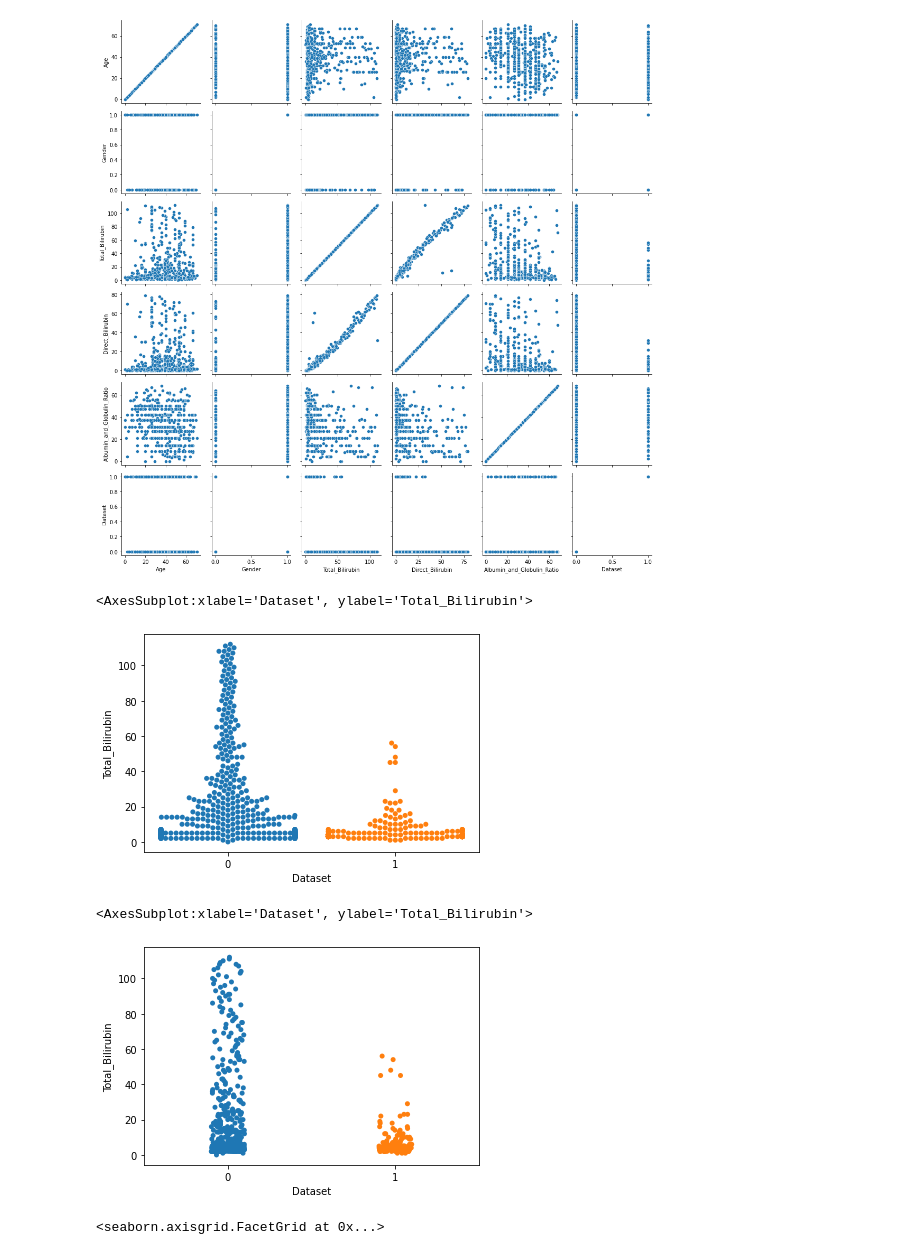
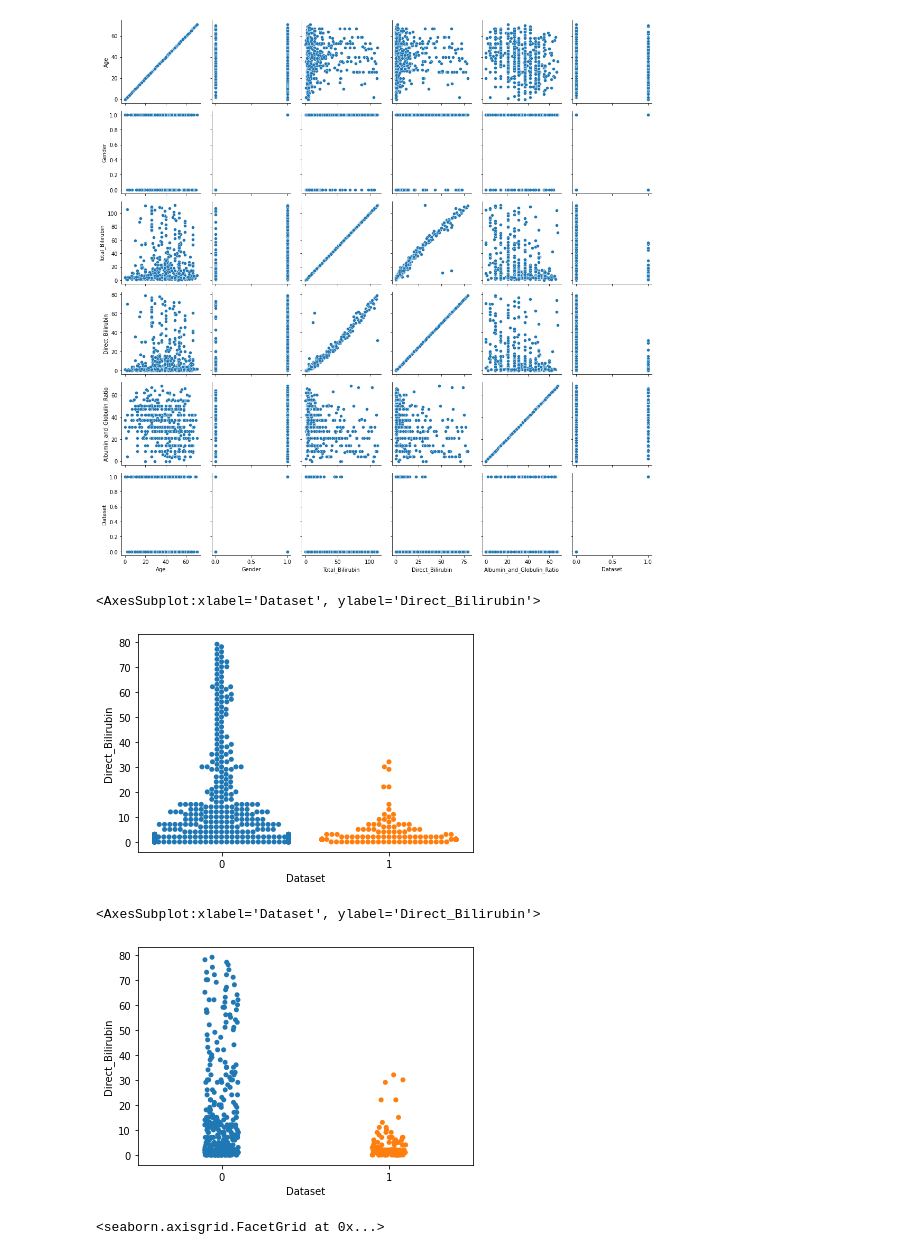
Before and after one commit to Linhatran/Microsoft-machine-learning, a Jupyter notebook: 2-Regression/4-Logistic/notebook_liver_patients.ipynb, the cells around one changed output. Saved outputs shown, nothing was run; the diff lists cells and outputs as text; code cells hidden in the pictures.

Commit message:
use different features to plot

```diff
--- a/2-Regression/4-Logistic/notebook_liver_patients.ipynb
+++ b/2-Regression/4-Logistic/notebook_liver_patients.ipynb
@@ -48,15 +48,15 @@ g.map(sns.scatterplot)
 <seaborn.axisgrid.PairGrid at 0x...>
 [figure]
 # %%
-sns.swarmplot(x="Dataset", y="Total_Bilirubin", data=new_patients)
+sns.swarmplot(x="Dataset", y="Direct_Bilirubin", data=new_patients)
 # %% [output]
-<AxesSubplot:xlabel='Dataset', ylabel='Total_Bilirubin'>
+<AxesSubplot:xlabel='Dataset', ylabel='Direct_Bilirubin'>
-[figure, old version]
+[figure, new version]
 # %%
-sns.stripplot(x="Dataset", y="Total_Bilirubin", data=new_patients)
+sns.stripplot(x="Dataset", y="Direct_Bilirubin", data=new_patients)
 # %% [output]
-<AxesSubplot:xlabel='Dataset', ylabel='Total_Bilirubin'>
+<AxesSubplot:xlabel='Dataset', ylabel='Direct_Bilirubin'>
-[figure, old version]
+[figure, new version]
 # %%
 sns.catplot(x="Dataset", y="Total_Bilirubin", kind="violin", data=new_patients)
 # %% [output]
```
